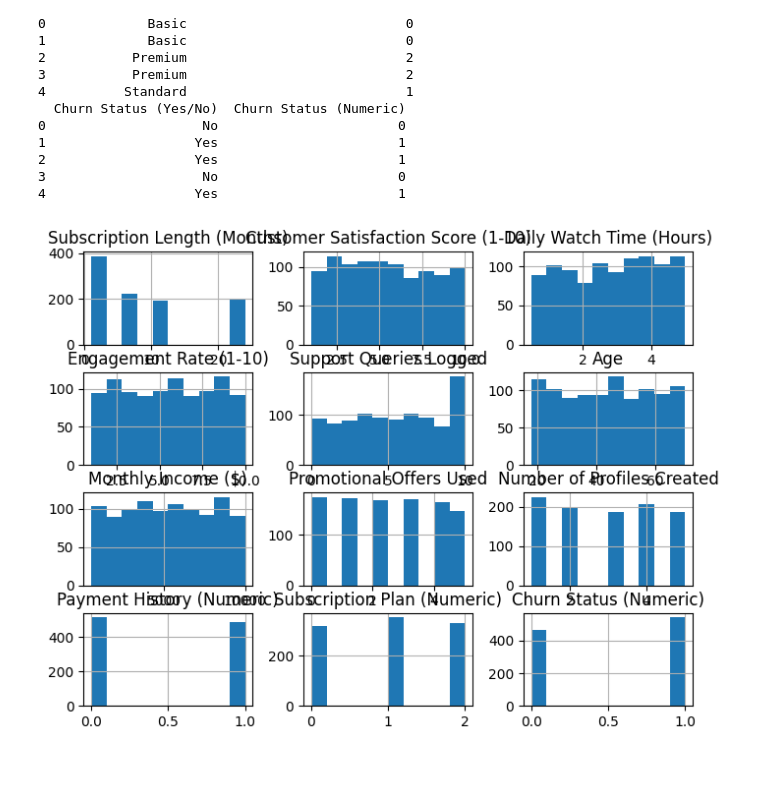
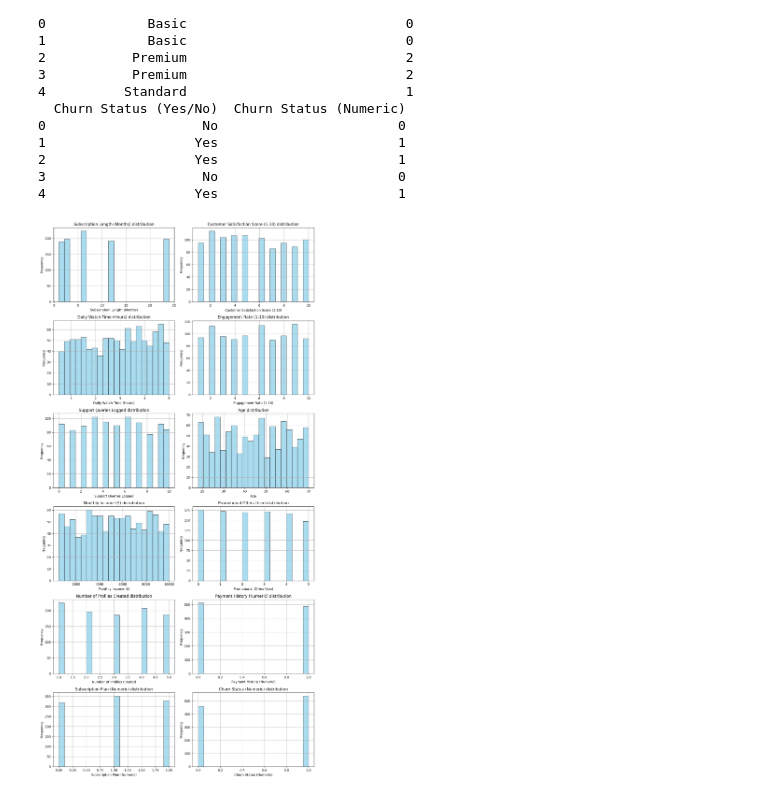
Before and after one commit to sapapesh/Netflix_Customer_Churn, a Jupyter notebook: notebooks/netflix.ipynb, the cells around one changed output. Drawn from its saved outputs; the diff is of its cells as text; code cells hidden in the pictures; blank space fills up the shorter version.

```diff
--- a/notebooks/netflix.ipynb
+++ b/notebooks/netflix.ipynb
@@ -151,10 +151,34 @@ print(df[["Churn Status (Yes/No)", "Churn Status (Numeric)"]].head())
 4                   Yes                       1
 # %%
 # Generate histograms
-df.hist(figsize=(8, 6))
+# Generate histograms for all numeric columns
+numeric_cols = df.select_dtypes(include='number').columns
+
+# Set up the figure size based on number of columns
+n_cols = len(numeric_cols)
+fig, axes = plt.subplots(nrows=(n_cols + 1) // 2, ncols=2, figsize=(12, 4 * ((n_cols + 1) // 2)))
+axes = axes.flatten()  # Flatten in case of single row
+
+for i, col in enumerate(numeric_cols):
+    df[col].hist(
+        bins=20,                  # More bins for detail
+        ax=axes[i],
+        color='skyblue',
+        edgecolor='black',
+        alpha=0.7
+    )
+    axes[i].set_title(f'{col} distribution', fontsize=12)
+    axes[i].set_xlabel(col)
+    axes[i].set_ylabel('Frequency')
+
+# Hide any empty subplots
+for j in range(i + 1, len(axes)):
+    axes[j].axis('off')
+
+plt.tight_layout()
 plt.show()
 # %% [output]
-[figure, old version]
+[figure, new version]
 # %%
 # Folder to save images
 output_folder = Path("histograms")
```
